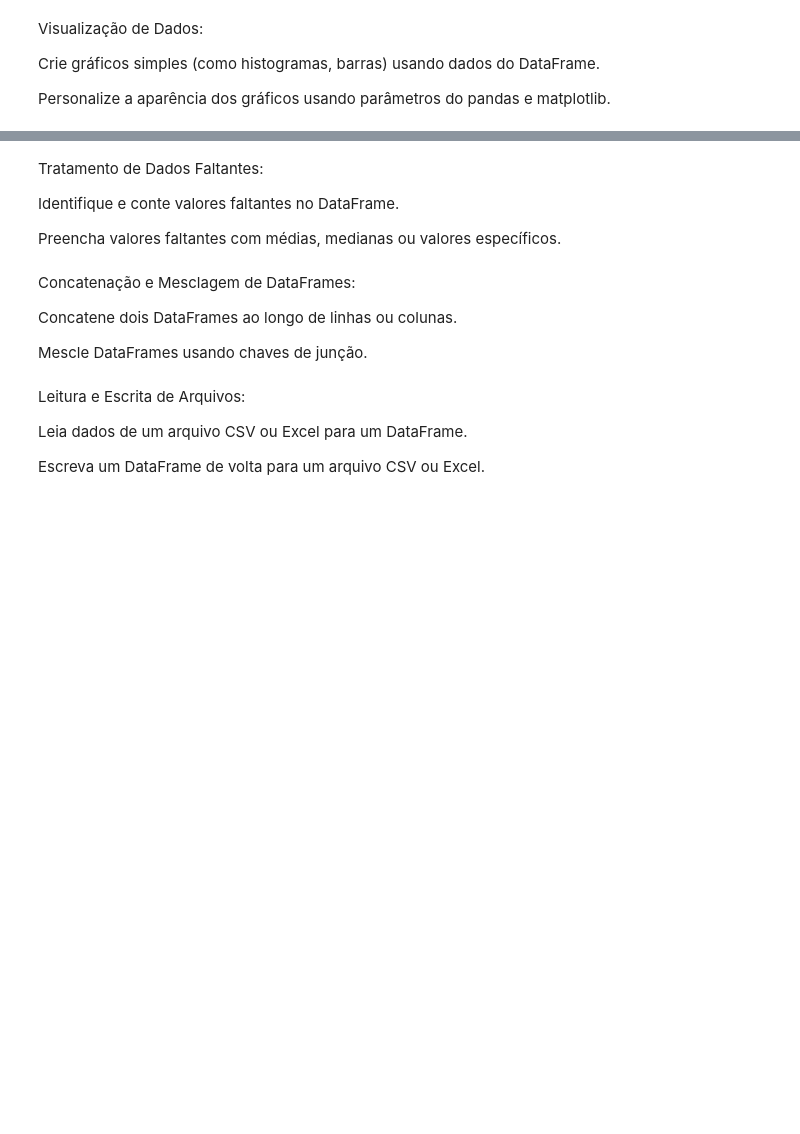
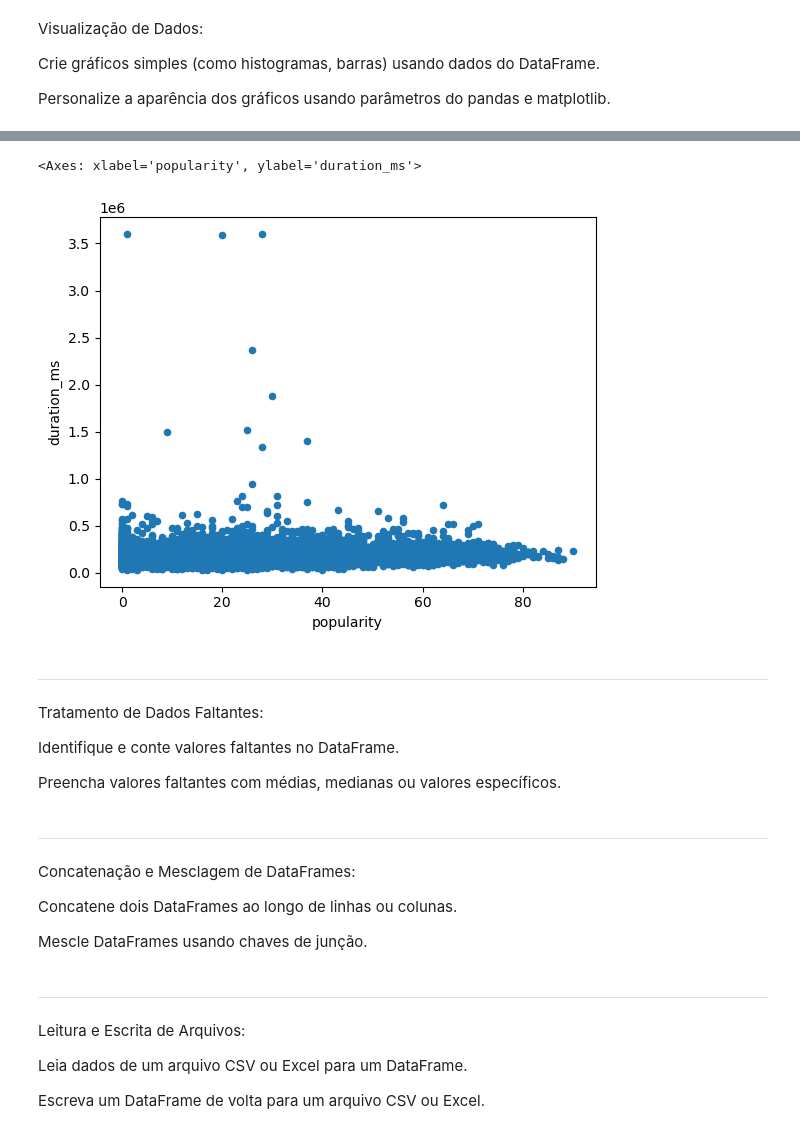
Before and after one commit to liviaalves00/JupyterNotebooksTestes, a Jupyter notebook: spotifydataset.ipynb, the cells around one changed output, grey strips where cells are left out. Saved outputs shown, nothing was run; the diff lists cells and outputs as text; code cells hidden in the pictures; blank space fills up the shorter version.

```diff
--- a/spotifydataset.ipynb
+++ b/spotifydataset.ipynb
@@ -309,15 +441,26 @@ Personalize a aparência dos gráficos usando parâmetros do pandas e matplotlib
+# %%
+spo_dt.plot.scatter('popularity', 'duration_ms')
+# %% [output]
+<Axes: xlabel='popularity', ylabel='duration_ms'>
+[figure, added]
+# %% [markdown]
+-------------------------------------------------------------------------------
 # %% [markdown]
 Tratamento de Dados Faltantes:
 
 Identifique e conte valores faltantes no DataFrame.
 
 Preencha valores faltantes com médias, medianas ou valores específicos.
+# %% [markdown]
+--------------------------------------------------------------------
 # %% [markdown]
 Concatenação e Mesclagem de DataFrames:
 
 Concatene dois DataFrames ao longo de linhas ou colunas.
 
 Mescle DataFrames usando chaves de junção.
+# %% [markdown]
+----------------------------------------------------------------------------
 # %% [markdown]
 Leitura e Escrita de Arquivos:
 
```
Also changed, not shown: parts of 21 cells of this notebook.
